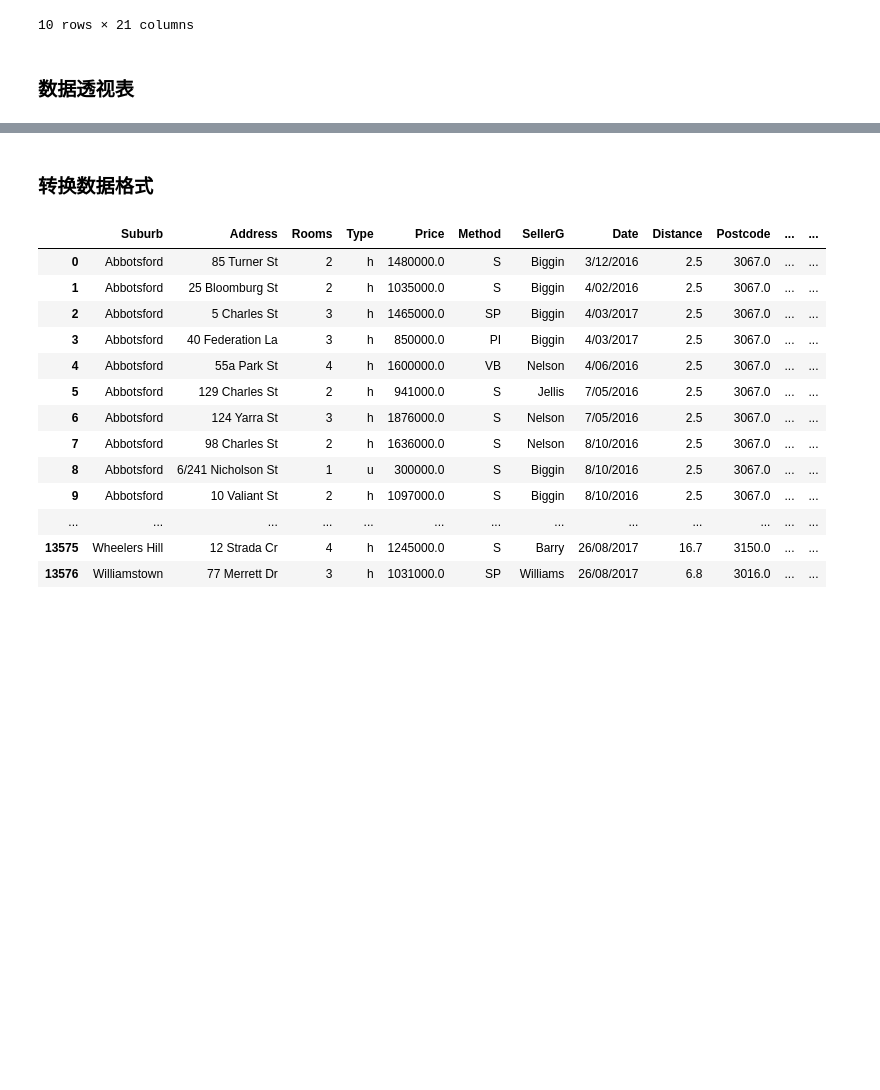
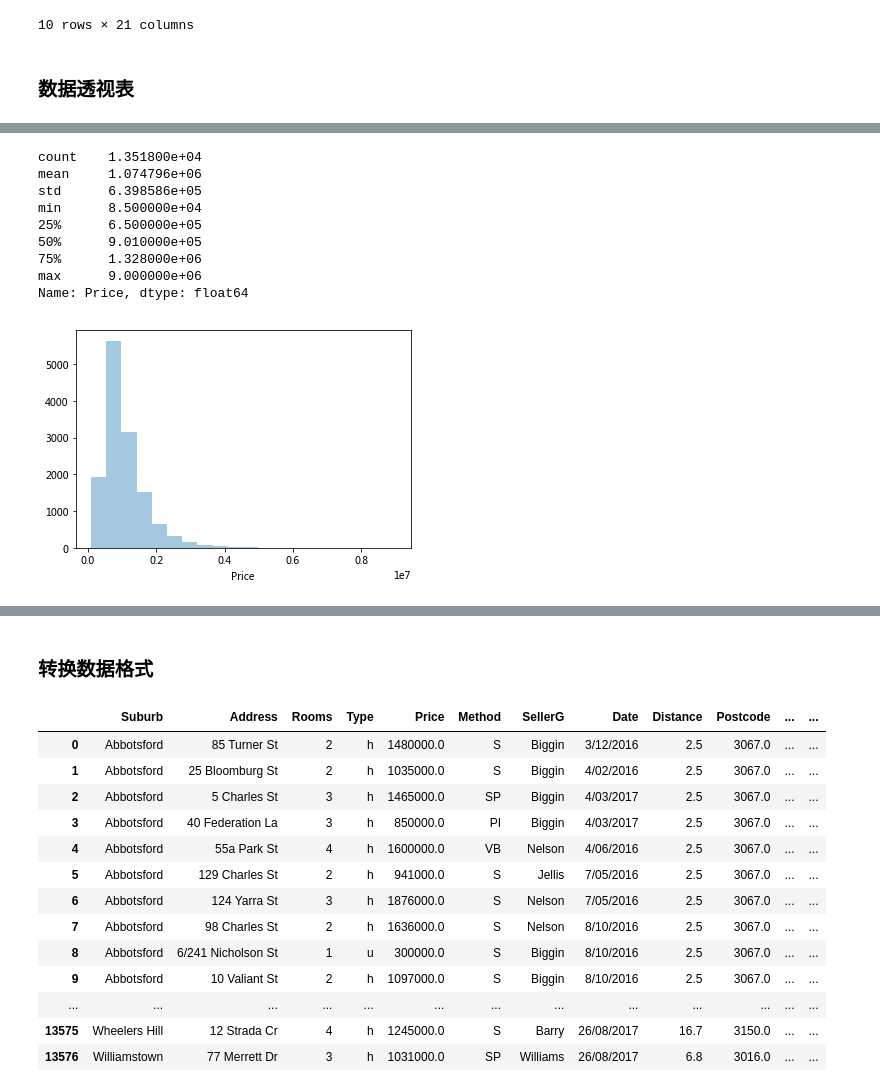
Before and after one commit to Rickiegg/mysql_learning, a Jupyter notebook: analysis_toolkit.ipynb, the cells around one changed output, grey strips where cells are left out. Cells and saved outputs as stored; diff of their text form; code cells hidden in the pictures; blank space fills up the shorter version.

```diff
--- a/analysis_toolkit.ipynb
+++ b/analysis_toolkit.ipynb
@@ -204,0 +284,14 @@ h_data.pivot_table('Price',index='Method',columns='Rooms',aggfunc='mean')
+# %%
+sns.distplot(h_data.Price,bins=20,kde=False)
+h_data.Price.describe()
+# %% [output]
+count    1.351800e+04
+mean     1.074796e+06
+std      6.398586e+05
+min      8.500000e+04
+25%      6.500000e+05
+50%      9.010000e+05
+75%      1.328000e+06
+max      9.000000e+06
+Name: Price, dtype: float64
+[figure, added]
```
Also changed, not shown: parts of 11 cells of this notebook.
